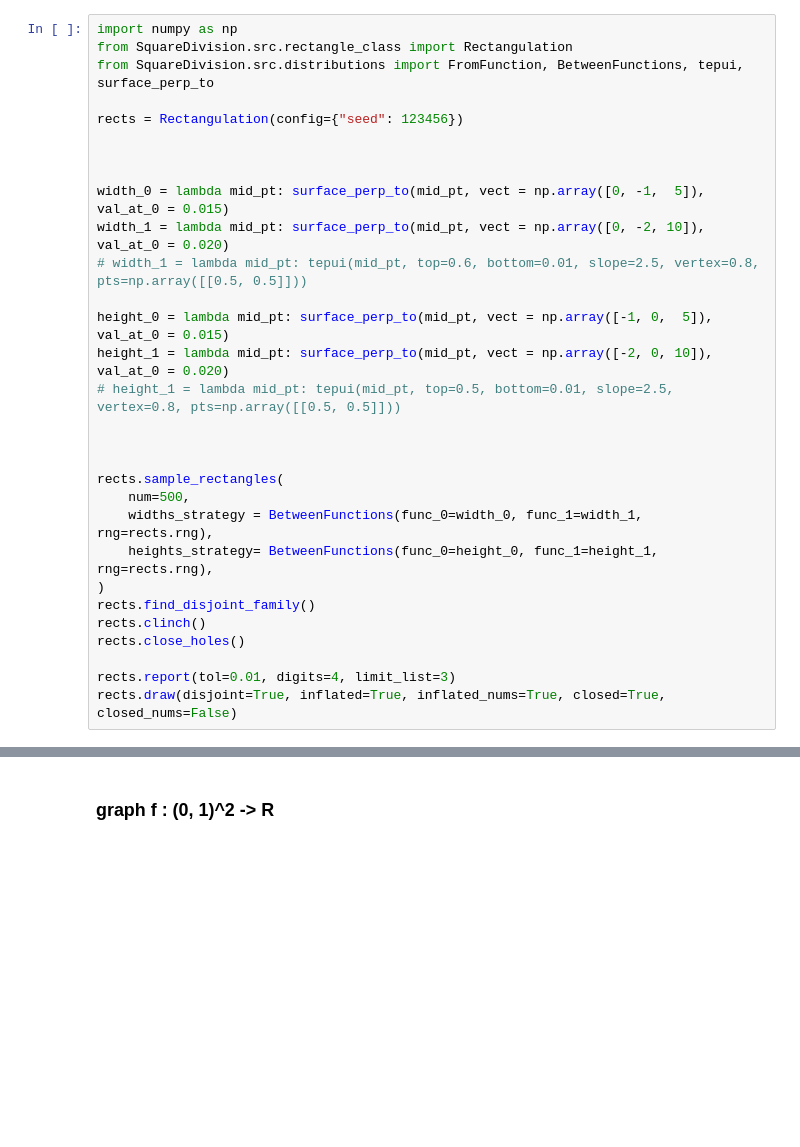
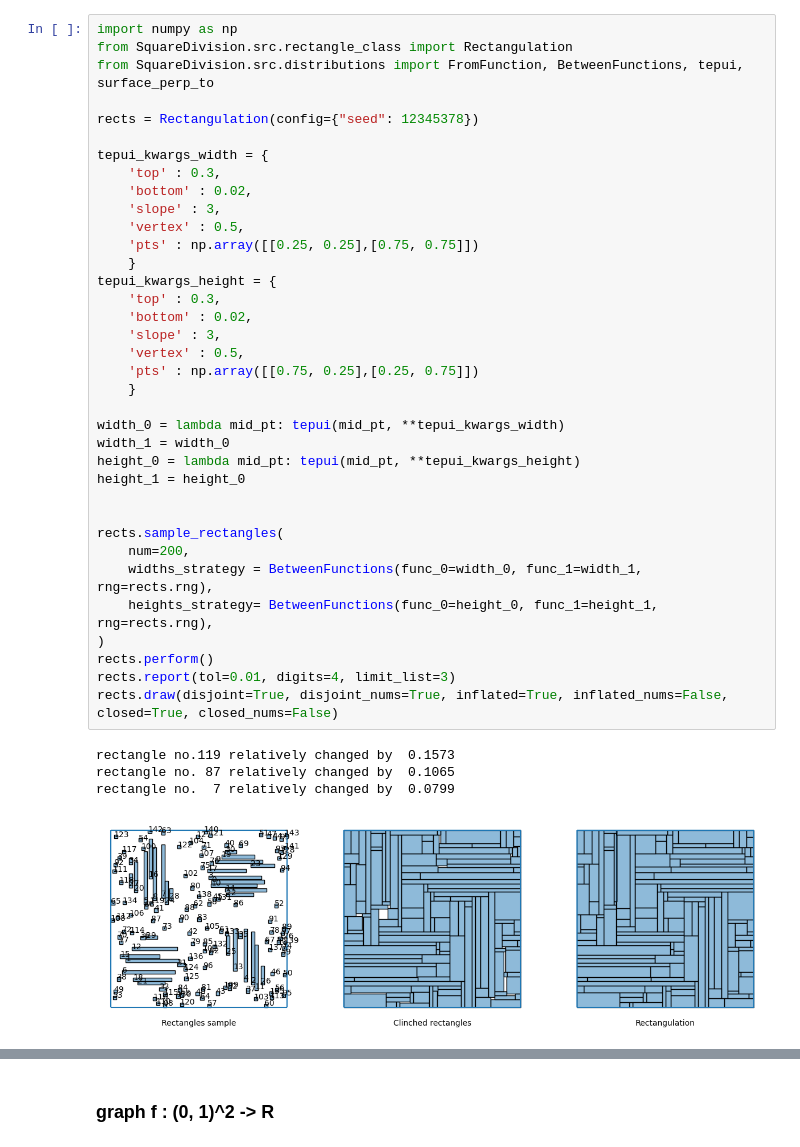
Before and after one commit to Polatucha16/SquareDivision, a Jupyter notebook: square_division_example.ipynb, the cells around one changed output, grey strips where cells are left out. Cells and saved outputs as stored; diff of their text form; blank space fills up the shorter version.

```diff
--- a/square_division_example.ipynb
+++ b/square_division_example.ipynb
@@ -1,30 +1,41 @@
 # %%
 import numpy as np
 from SquareDivision.src.rectangle_class import Rectangulation
 from SquareDivision.src.distributions import FromFunction, BetweenFunctions, tepui, surface_perp_to
 
-rects = Rectangulation(config={"seed": 123456})
+rects = Rectangulation(config={"seed": 12345378})
 
+tepui_kwargs_width = {
+    'top' : 0.3,
+    'bottom' : 0.02,
+    'slope' : 3,
+    'vertex' : 0.5,
+    'pts' : np.array([[0.25, 0.25],[0.75, 0.75]])
+    }
+tepui_kwargs_height = {
+    'top' : 0.3,
+    'bottom' : 0.02,
+    'slope' : 3,
+    'vertex' : 0.5,
+    'pts' : np.array([[0.75, 0.25],[0.25, 0.75]])
+    }
 
-
-width_0 = lambda mid_pt: surface_perp_to(mid_pt, vect = np.array([0, -1,  5]), val_at_0 = 0.015)
-width_1 = lambda mid_pt: surface_perp_to(mid_pt, vect = np.array([0, -2, 10]), val_at_0 = 0.020)
-# width_1 = lambda mid_pt: tepui(mid_pt, top=0.6, bottom=0.01, slope=2.5, vertex=0.8, pts=np.array([[0.5, 0.5]]))
-
-height_0 = lambda mid_pt: surface_perp_to(mid_pt, vect = np.array([-1, 0,  5]), val_at_0 = 0.015)
-height_1 = lambda mid_pt: surface_perp_to(mid_pt, vect = np.array([-2, 0, 10]), val_at_0 = 0.020)
-# height_1 = lambda mid_pt: tepui(mid_pt, top=0.5, bottom=0.01, slope=2.5, vertex=0.8, pts=np.array([[0.5, 0.5]]))
-
+width_0 = lambda mid_pt: tepui(mid_pt, **tepui_kwargs_width)
+width_1 = width_0
+height_0 = lambda mid_pt: tepui(mid_pt, **tepui_kwargs_height)
+height_1 = height_0
 
 
 rects.sample_rectangles(
-    num=500,
+    num=200,
     widths_strategy = BetweenFunctions(func_0=width_0, func_1=width_1, rng=rects.rng),
     heights_strategy= BetweenFunctions(func_0=height_0, func_1=height_1, rng=rects.rng),
 )
-rects.find_disjoint_family()
-rects.clinch()
-rects.close_holes()
-
+rects.perform()
 rects.report(tol=0.01, digits=4, limit_list=3)
-rects.draw(disjoint=True, inflated=True, inflated_nums=True, closed=True, closed_nums=False)
+rects.draw(disjoint=True, disjoint_nums=True, inflated=True, inflated_nums=False, closed=True, closed_nums=False)
+# %% [output]
+rectangle no.119 relatively changed by  0.1573
+rectangle no. 87 relatively changed by  0.1065
+rectangle no.  7 relatively changed by  0.0799
+[figure, added]
```
Also changed, not shown: parts of 15 cells of this notebook, 4 other files.
